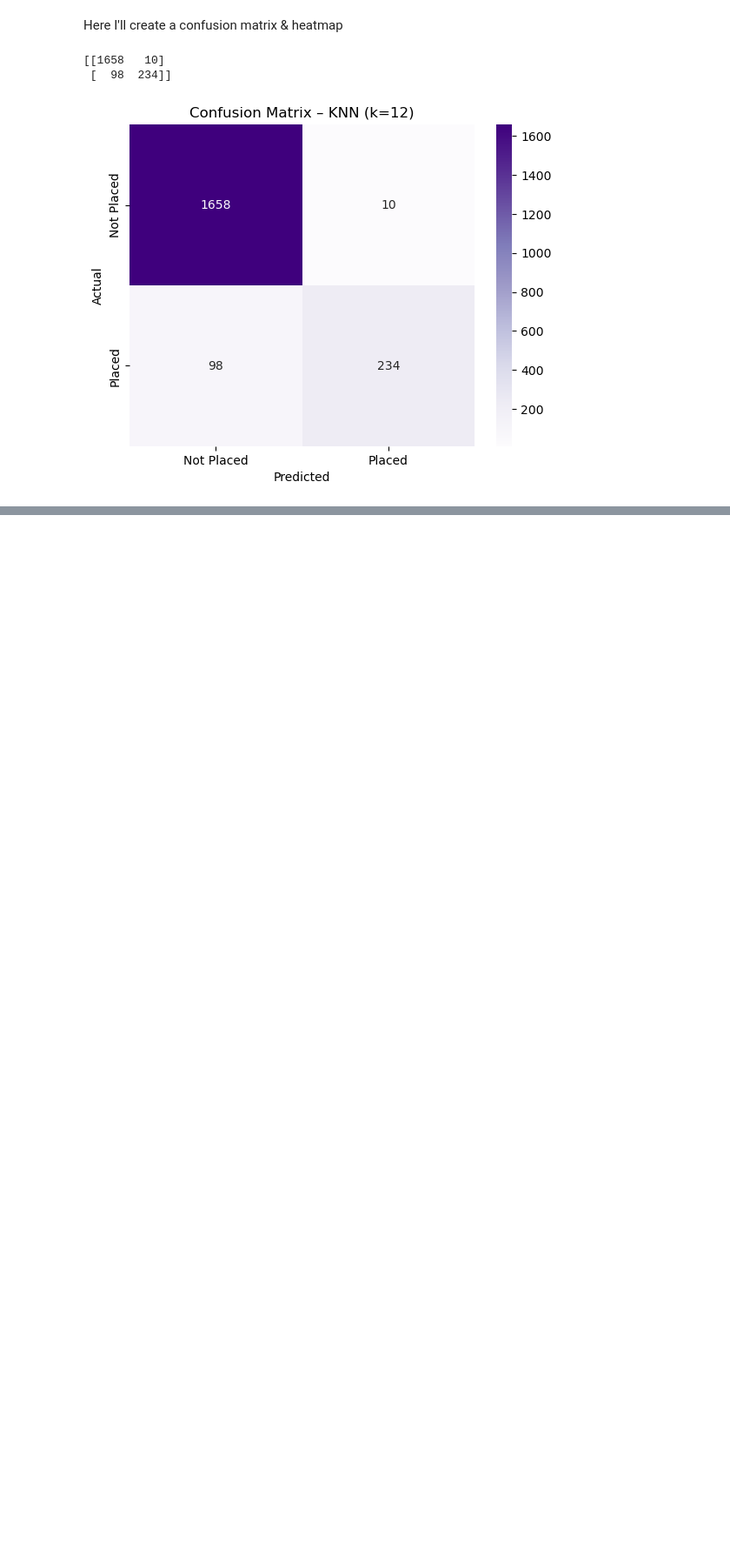
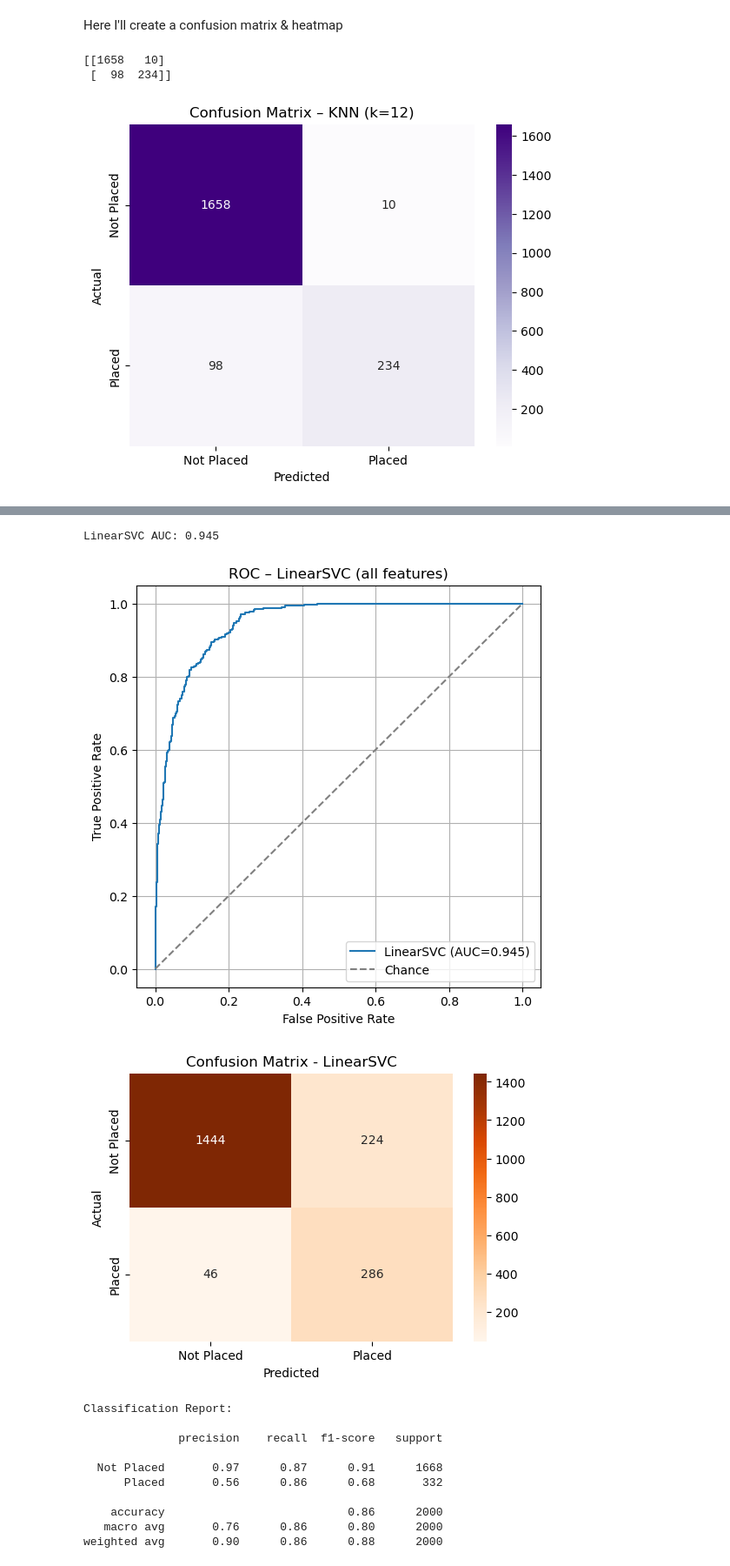
Before and after one commit to Kate-Zilla/Graduate-Employability, a Jupyter notebook: employability.ipynb, the cells around one changed output, grey strips where cells are left out. Shown: that part at 87% size. Cells and saved outputs as stored; diff of their text form; code cells hidden in the pictures; blank space fills up the shorter version.

```diff
--- a/employability.ipynb
+++ b/employability.ipynb
@@ -474,0 +599,51 @@ plt.show()
+# %%
+#using Pipeline as linear SVC is scale sensitive
+lsvm = Pipeline([
+    ("scaler", StandardScaler(with_mean=False)), # with_mean=False is safer for sparse one-hots
+    ("clf", LinearSVC(C=10, loss="squared_hinge", max_iter=50000, tol=1e-3, dual= "auto", class_weight="balanced"))
+])
+lsvm.fit(X_train2, y_train2)
+
+scores = lsvm.decision_function(X_test2)
+
+auc = roc_auc_score(y_test2, scores)
+print(f"LinearSVC AUC: {auc:.3f}")
+
+fpr, tpr, _ = roc_curve(y_test2, scores)
+plt.figure(figsize=(6,6))
+plt.plot(fpr, tpr, label=f"LinearSVC (AUC={auc:.3f})")
+plt.plot([0,1],[0,1],'--',color='gray',label='Chance')
+plt.xlabel("False Positive Rate"); plt.ylabel("True Positive Rate")
+plt.title("ROC – LinearSVC (all features)")
+plt.legend(); plt.grid(True); plt.show()
+
+#predict
+y_pred = lsvm.predict(X_test2)
+
+#confusion Matrix
+cm = confusion_matrix(y_test2, y_pred)
+
+plt.figure(figsize=(6,4))
+sns.heatmap(cm, annot=True, fmt='d', cmap="Oranges", xticklabels=['Not Placed','Placed'], yticklabels=['Not Placed','Placed'])
+plt.xlabel("Predicted")
+plt.ylabel("Actual")
+plt.title("Confusion Matrix - LinearSVC")
+plt.show()
+
+#classification Report
+print("Classification Report:\n")
+print(classification_report(y_test2, y_pred, target_names=['Not Placed','Placed']))
+# %% [output]
+LinearSVC AUC: 0.945
+[figure, added]
+[figure, added]
+Classification Report:
+
+              precision    recall  f1-score   support
+
+  Not Placed       0.97      0.87      0.91      1668
+      Placed       0.56      0.86      0.68       332
+
+    accuracy                           0.86      2000
+   macro avg       0.76      0.86      0.80      2000
+weighted avg       0.90      0.86      0.88      2000
```
Also changed, not shown: parts of 9 cells of this notebook.
